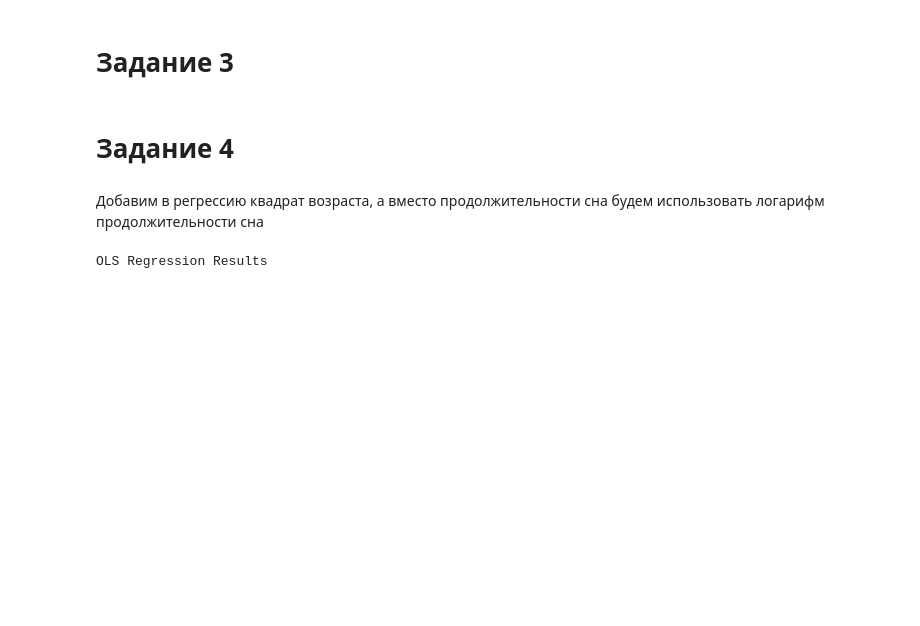
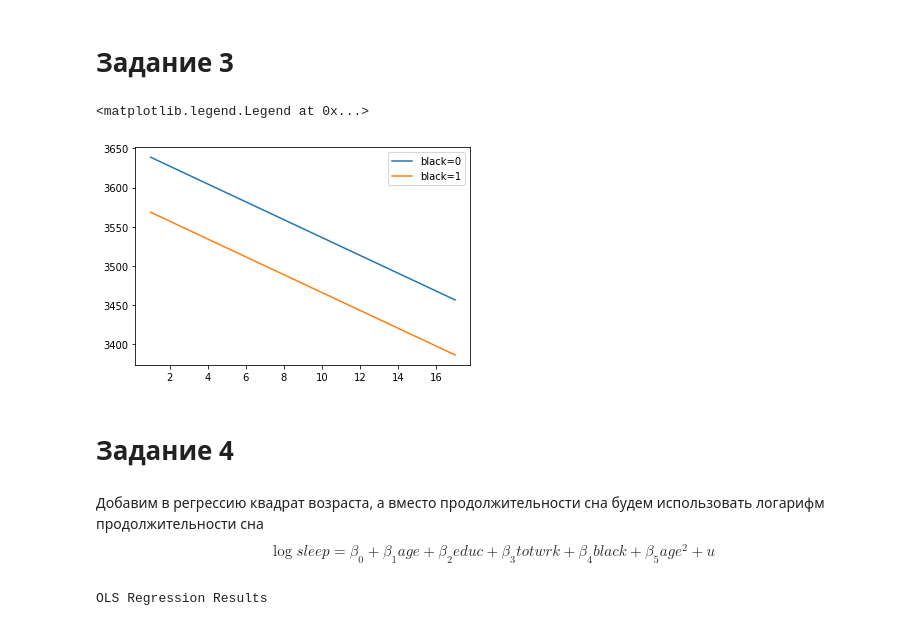
Before and after one commit to Tvanba/Econometrica, a Jupyter notebook: Work.ipynb, the cells around one changed output. Saved outputs shown, nothing was run; the diff lists cells and outputs as text; code cells hidden in the pictures; blank space fills up the shorter version.

```diff
--- a/Work.ipynb
+++ b/Work.ipynb
@@ -58,14 +58,23 @@ strong multicollinearity or other numerical problems.
 # %% [markdown]
 # Задание 3
 # %%
-# mod3_1 = smf.ols("sleep ~ age+educ+totwrk+black", data=data).fit()
-# x = np.arange(1,18,1)
-# # plt.scatter(data.educ, mod3_1.predict(data))
-# plt.plot(x, mod3_1.predict(x))
+mod3_1 = smf.ols("sleep ~ age+educ+totwrk+black", data=data).fit()
+x = np.arange(1,18, 1)
+y_black0 = 3650.0285 -11.3866*x
+y_black1 = 3650.0285 -11.3866*x-70.2554
+plt.plot(x, y_black0, label='black=0')
+plt.plot(x, y_black1, label='black=1')
+plt.legend()
+# %% [output]
+<matplotlib.legend.Legend at 0x...>
+[figure, added]
 # %% [markdown]
 # Задание 4
 # %% [markdown]
 Добавим в регрессию квадрат возраста, а вместо продолжительности сна будем использовать логарифм продолжительности сна
+$$
+\log sleep = \beta_0+\beta_1age+\beta_2educ+\beta_3totwrk+\beta_4black +\beta_5 age^2+u
+$$
 # %%
 mod4_1 = smf.ols("np.log(sleep) ~ age+agesq+educ+totwrk+black", data=data).fit()
 mod4_1.summary()
```
